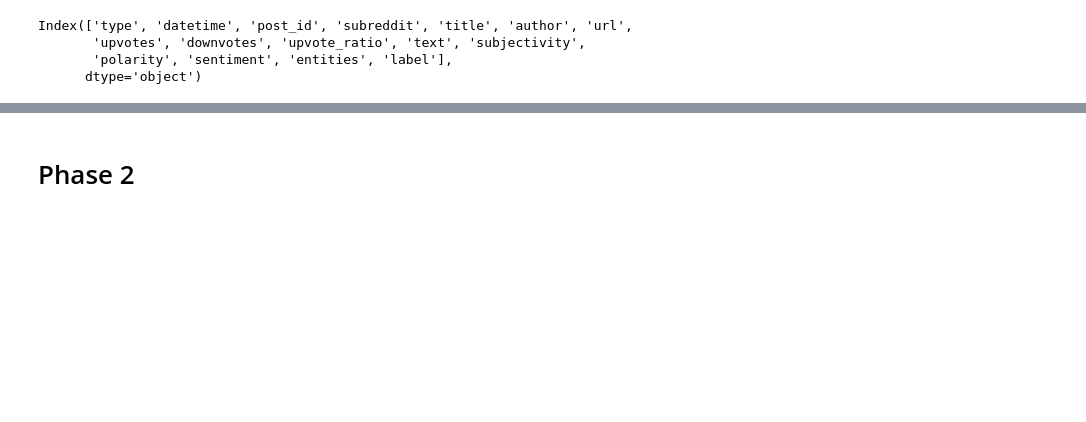
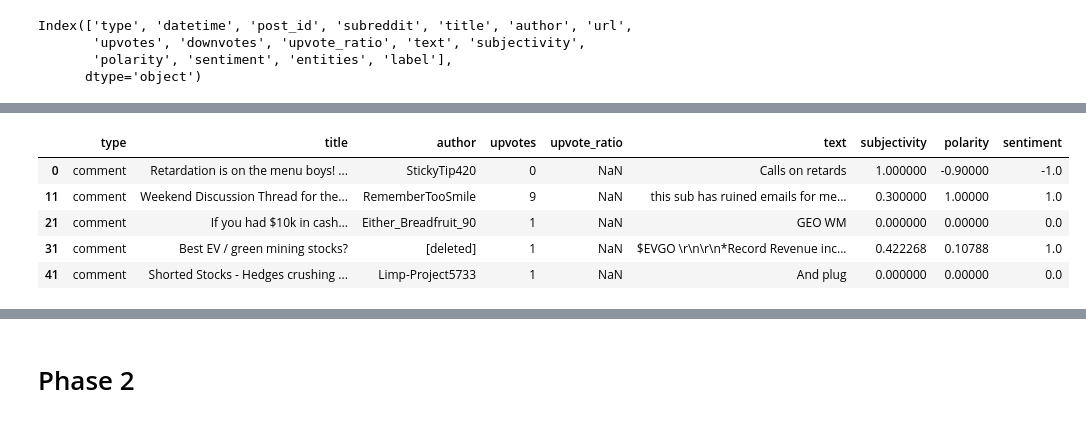
Before and after one commit to jungswork/DM2025-Lab1-Exercise, a Jupyter notebook: DM2025-Lab1-Homework.ipynb, the cells around one changed output, grey strips where cells are left out. Cells and saved outputs as stored; diff of their text form; code cells hidden in the pictures; blank space fills up the shorter version.

```diff
--- a/DM2025-Lab1-Homework.ipynb
+++ b/DM2025-Lab1-Homework.ipynb
@@ -116,0 +312,11 @@ Index(['type', 'datetime', 'post_id', 'subreddit', 'title', 'author', 'url',
+# %%
+# practice exercise 3
+#取每10筆 type 為 comment 的前 5 筆資料
+stock_df[stock_df["type"] == "comment"][::10][0:5]
+# %% [output]
+|  | type | title | author | upvotes | upvote_ratio | text | subjectivity | polarity | sentiment |
+| 0 | comment | Retardation is on the menu boys! ... | StickyTip420 | 0 | NaN | Calls on retards | 1.000000 | -0.90000 | -1.0 |
+| 11 | comment | Weekend Discussion Thread for the... | RememberTooSmile | 9 | NaN | this sub has ruined emails for me... | 0.300000 | 1.00000 | 1.0 |
+| 21 | comment | If you had $10k in cash… | Either_Breadfruit_90 | 1 | NaN | GEO WM | 0.000000 | 0.00000 | 0.0 |
+| 31 | comment | Best EV / green mining stocks? | [deleted] | 1 | NaN | $EVGO \r\n\r\n*Record Revenue inc... | 0.422268 | 0.10788 | 1.0 |
+| 41 | comment | Shorted Stocks - Hedges crushing ... | Limp-Project5733 | 1 | NaN | And plug | 0.000000 | 0.00000 | 0.0 |
```
Also changed, not shown: parts of 14 cells of this notebook.
